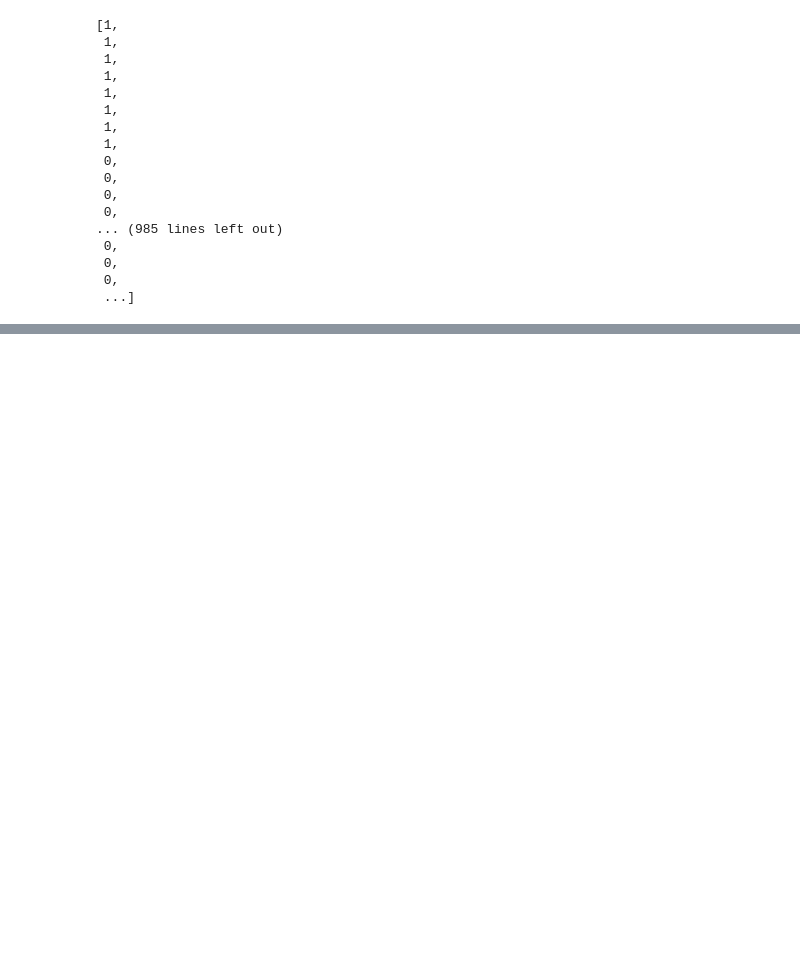
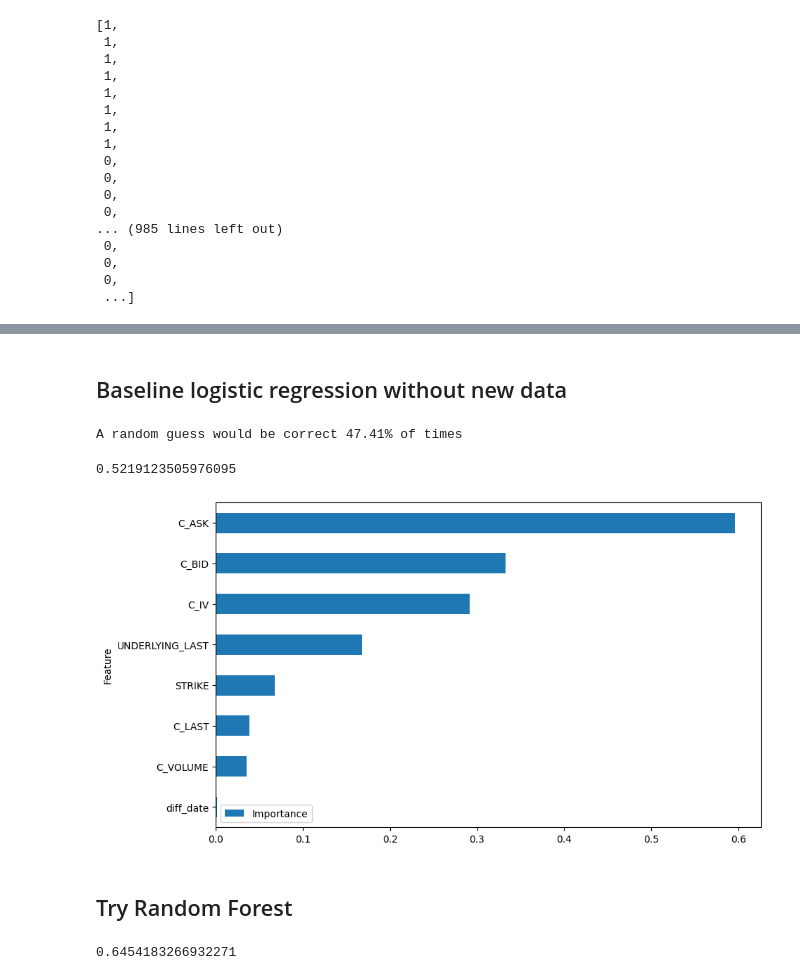
Before and after one commit to adalseno/mmar, a Jupyter notebook: notebooks/ml_draft1.ipynb, the cells around one changed output, grey strips where cells are left out. Drawn from its saved outputs; the diff is of its cells as text; code cells hidden in the pictures; blank space fills up the shorter version.

```diff
--- a/notebooks/ml_draft1.ipynb
+++ b/notebooks/ml_draft1.ipynb
@@ -74,0 +100,4 @@ pd.Series(target).value_counts().plot(kind="pie", labels=["Buy", "Sell"], autopc
+# %% [markdown]
+## Baseline logistic regression without new data
+# %%
+orig_df = ml_df[["UNDERLYING_LAST", "STRIKE", "C_LAST", "C_BID", "C_ASK", "C_IV", "C_VOLUME", "diff_date"]].copy()
@@ -74,0 +110,22 @@ pd.Series(target).value_counts().plot(kind="pie", labels=["Buy", "Sell"], autopc
+# %%
+X_train, X_test, y_train, y_test = train_test_split(orig_df.values, np.array(target), test_size=0.2, random_state=1968)
+# %%
+pipe = Pipeline([('imputer', SimpleImputer(strategy="constant", fill_value=0.0)), ('scaler', StandardScaler()), ('lg', LogisticRegression())])
+# %%
+print(f"A random guess would be correct {np.array(target).sum()/len(target):.2%} of times")
+# %% [output]
+A random guess would be correct 47.41% of times
+# %%
+pipe.fit(X_train, y_train).score(X_test, y_test)
+# %% [output]
+0.5219123505976095
+# %%
+coefficients = pipe.named_steps["lg"].coef_[0]
+
+feature_importance = pd.DataFrame({'Feature': orig_df.columns, 'Importance': np.abs(coefficients)})
+feature_importance = feature_importance.sort_values('Importance', ascending=True)
+feature_importance.plot(x='Feature', y='Importance', kind='barh', figsize=(10, 6));
+# %% [output]
+[figure, added]
+# %% [markdown]
+## Try Random Forest
@@ -74,0 +136,4 @@ pd.Series(target).value_counts().plot(kind="pie", labels=["Buy", "Sell"], autopc
+# %%
+pipe.fit(X_train, y_train).score(X_test, y_test)
+# %% [output]
+0.6454183266932271
```
Also changed, not shown: parts of 36 cells of this notebook, 3 other files.
